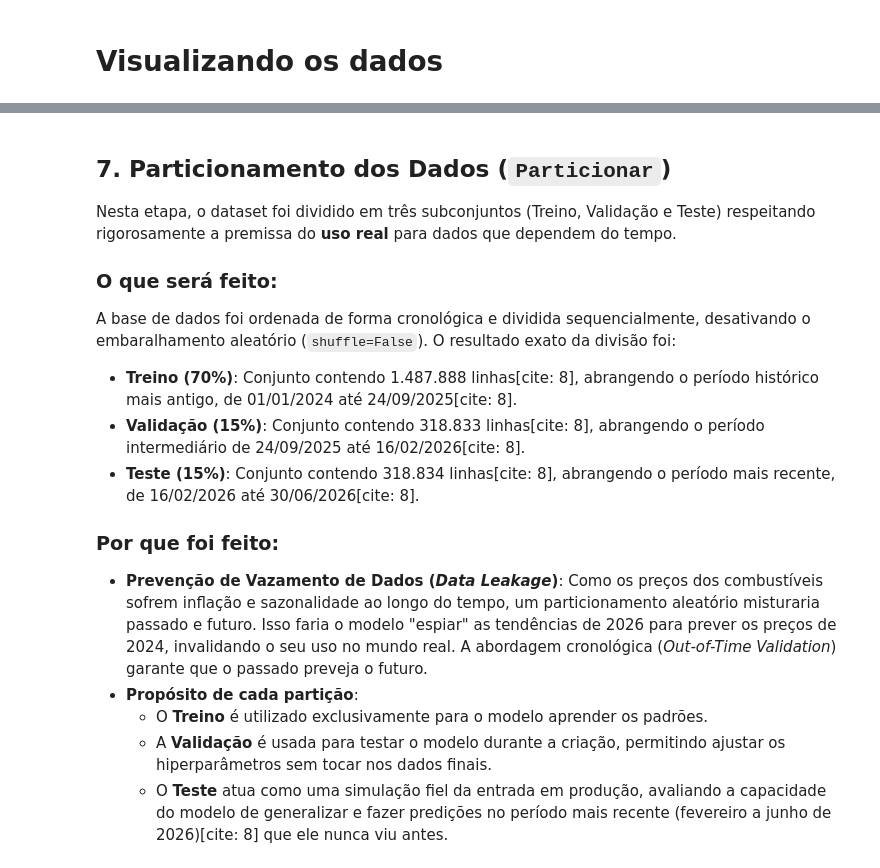
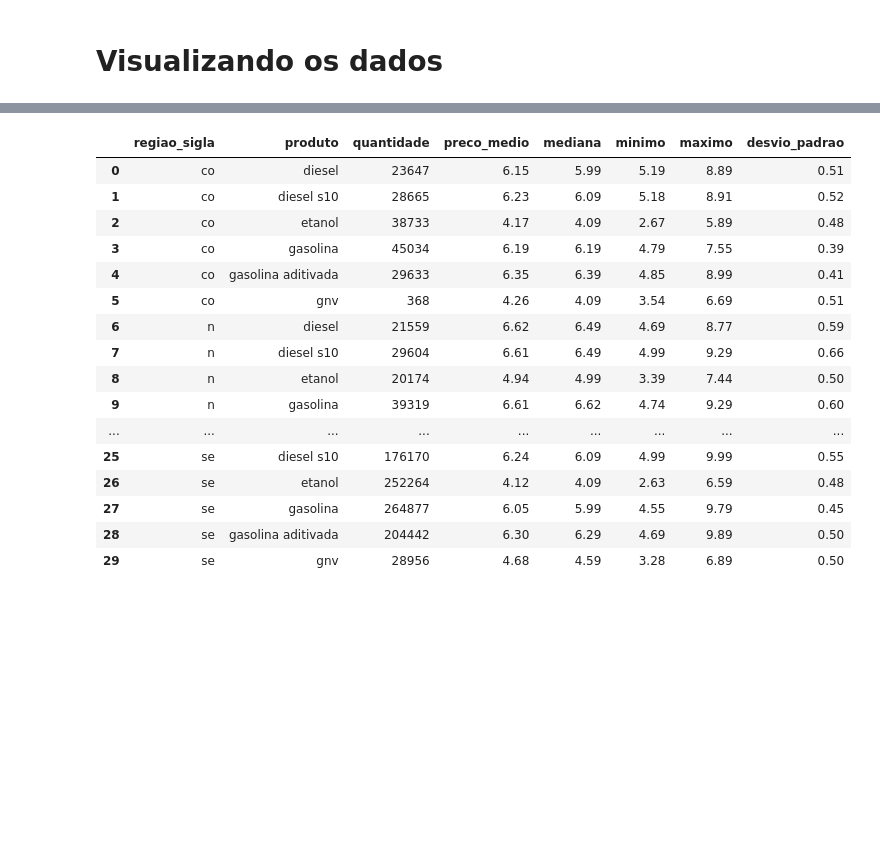
Before and after one commit to M-Eduarda-Souza/analise-de-combustiveis, a Jupyter notebook: notebooks/auditoria_dados.ipynb, the cells around one changed output, grey strips where cells are left out. Saved outputs shown, nothing was run; the diff lists cells and outputs as text; code cells hidden in the pictures; blank space fills up the shorter version.

```diff
--- a/notebooks/auditoria_dados.ipynb
+++ b/notebooks/auditoria_dados.ipynb
@@ -358,17 +327,36 @@ Dimensões do dataset principal transformado: (2125555, 20)
-# %% [markdown]
-## 7. Particionamento dos Dados (`Particionar`)
-
-Nesta etapa, o dataset foi dividido em três subconjuntos (Treino, Validação e Teste) respeitando rigorosamente a premissa do **uso real** para dados que dependem do tempo.
-
-### O que será feito:
-A base de dados foi ordenada de forma cronológica e dividida sequencialmente, desativando o embaralhamento aleatório (`shuffle=False`). O resultado exato da divisão foi:
-* **Treino (70%)**: Conjunto contendo 1.487.888 linhas[cite: 8], abrangendo o período histórico mais antigo, de 01/01/2024 até 24/09/2025[cite: 8].
-* **Validação (15%)**: Conjunto contendo 318.833 linhas[cite: 8], abrangendo o período intermediário de 24/09/2025 até 16/02/2026[cite: 8].
-* **Teste (15%)**: Conjunto contendo 318.834 linhas[cite: 8], abrangendo o período mais recente, de 16/02/2026 até 30/06/2026[cite: 8].
-
-### Por que foi feito:
-* **Prevenção de Vazamento de Dados (*Data Leakage*)**: Como os preços dos combustíveis sofrem inflação e sazonalidade ao longo do tempo, um particionamento aleatório misturaria passado e futuro. Isso faria o modelo "espiar" as tendências de 2026 para prever os preços de 2024, invalidando o seu uso no mundo real. A abordagem cronológica (*Out-of-Time Validation*) garante que o passado preveja o futuro.
-* **Propósito de cada partição**:
-  * O **Treino** é utilizado exclusivamente para o modelo aprender os padrões.
-  * A **Validação** é usada para testar o modelo durante a criação, permitindo ajustar os hiperparâmetros sem tocar nos dados finais.
-  * O **Teste** atua como uma simulação fiel da entrada em produção, avaliando a capacidade do modelo de generalizar e fazer predições no período mais recente (fevereiro a junho de 2026)[cite: 8] que ele nunca viu antes.
+# %%
+# Estatísticas descritivas por região e combustível
+estatisticas_regiao = (
+    df_transformado
+    .groupby(['regiao_sigla', 'produto'])
+    .agg(
+        quantidade=('valor_de_venda', 'count'),
+        preco_medio=('valor_de_venda', 'mean'),
+        mediana=('valor_de_venda', 'median'),
+        minimo=('valor_de_venda', 'min'),
+        maximo=('valor_de_venda', 'max'),
+        desvio_padrao=('valor_de_venda', 'std')
+    )
+    .round(2)
+    .reset_index()
+)
+
+display(estatisticas_regiao)
+# %% [output]
+|  | regiao_sigla | produto | quantidade | preco_medio | mediana | minimo | maximo | desvio_padrao |
+| 0 | co | diesel | 23647 | 6.15 | 5.99 | 5.19 | 8.89 | 0.51 |
+| 1 | co | diesel s10 | 28665 | 6.23 | 6.09 | 5.18 | 8.91 | 0.52 |
+| 2 | co | etanol | 38733 | 4.17 | 4.09 | 2.67 | 5.89 | 0.48 |
+| 3 | co | gasolina | 45034 | 6.19 | 6.19 | 4.79 | 7.55 | 0.39 |
+| 4 | co | gasolina aditivada | 29633 | 6.35 | 6.39 | 4.85 | 8.99 | 0.41 |
+| 5 | co | gnv | 368 | 4.26 | 4.09 | 3.54 | 6.69 | 0.51 |
+| 6 | n | diesel | 21559 | 6.62 | 6.49 | 4.69 | 8.77 | 0.59 |
+| 7 | n | diesel s10 | 29604 | 6.61 | 6.49 | 4.99 | 9.29 | 0.66 |
+| 8 | n | etanol | 20174 | 4.94 | 4.99 | 3.39 | 7.44 | 0.50 |
+| 9 | n | gasolina | 39319 | 6.61 | 6.62 | 4.74 | 9.29 | 0.60 |
+| ... | ... | ... | ... | ... | ... | ... | ... | ... |
+| 25 | se | diesel s10 | 176170 | 6.24 | 6.09 | 4.99 | 9.99 | 0.55 |
+| 26 | se | etanol | 252264 | 4.12 | 4.09 | 2.63 | 6.59 | 0.48 |
+| 27 | se | gasolina | 264877 | 6.05 | 5.99 | 4.55 | 9.79 | 0.45 |
+| 28 | se | gasolina aditivada | 204442 | 6.30 | 6.29 | 4.69 | 9.89 | 0.50 |
+| 29 | se | gnv | 28956 | 4.68 | 4.59 | 3.28 | 6.89 | 0.50 |
```
Also changed, not shown: parts of 12 cells of this notebook.
